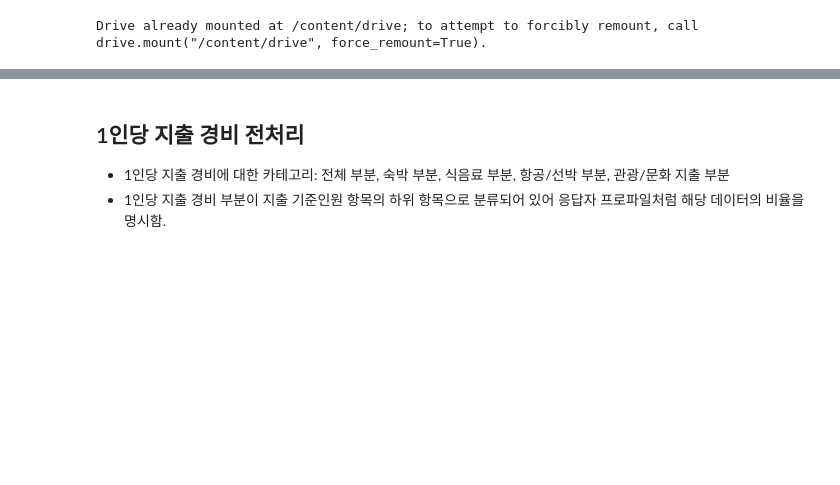
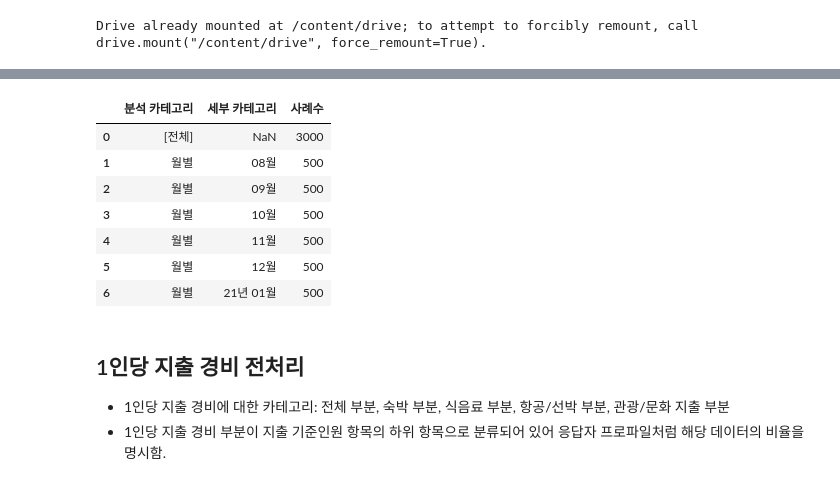
Before and after one commit to HaJeong-K/Jeju_project, a Jupyter notebook: 2020년_전처리.ipynb, the cells around one changed output, grey strips where cells are left out. Saved outputs shown, nothing was run; the diff lists cells and outputs as text; code cells hidden in the pictures; blank space fills up the shorter version.

```diff
--- a/2020년_전처리.ipynb
+++ b/2020년_전처리.ipynb
@@ -19,3 +76,16 @@ Drive already mounted at /content/drive; to attempt to forcibly remount, call dr
+# %%
+profile_df_2020 = profile_df_2020.drop(index=range(7, 20)).reset_index(drop=True)
+
+profile_df_2020
+# %% [output]
+|  | 분석 카테고리 | 세부 카테고리 | 사례수 |
+| 0 | [전체] | NaN | 3000 |
+| 1 | 월별 | 08월 | 500 |
+| 2 | 월별 | 09월 | 500 |
+| 3 | 월별 | 10월 | 500 |
+| 4 | 월별 | 11월 | 500 |
+| 5 | 월별 | 12월 | 500 |
+| 6 | 월별 | 21년 01월 | 500 |
 # %% [markdown]
 ## 1인당 지출 경비 전처리
 - 1인당 지출 경비에 대한 카테고리: 전체 부분, 숙박 부분, 식음료 부분, 항공/선박 부분, 관광/문화 지출 부분
```
Also changed, not shown: parts of 7 cells of this notebook.
